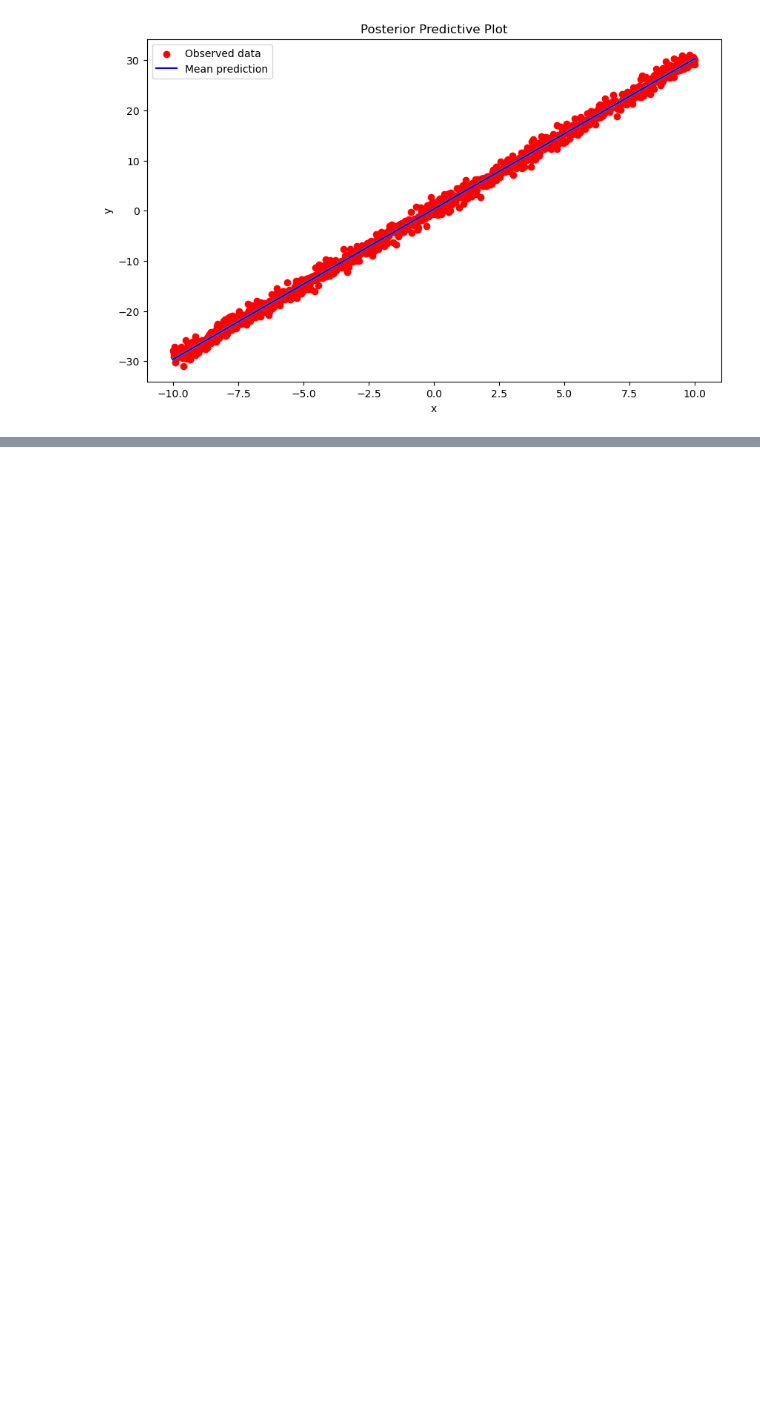
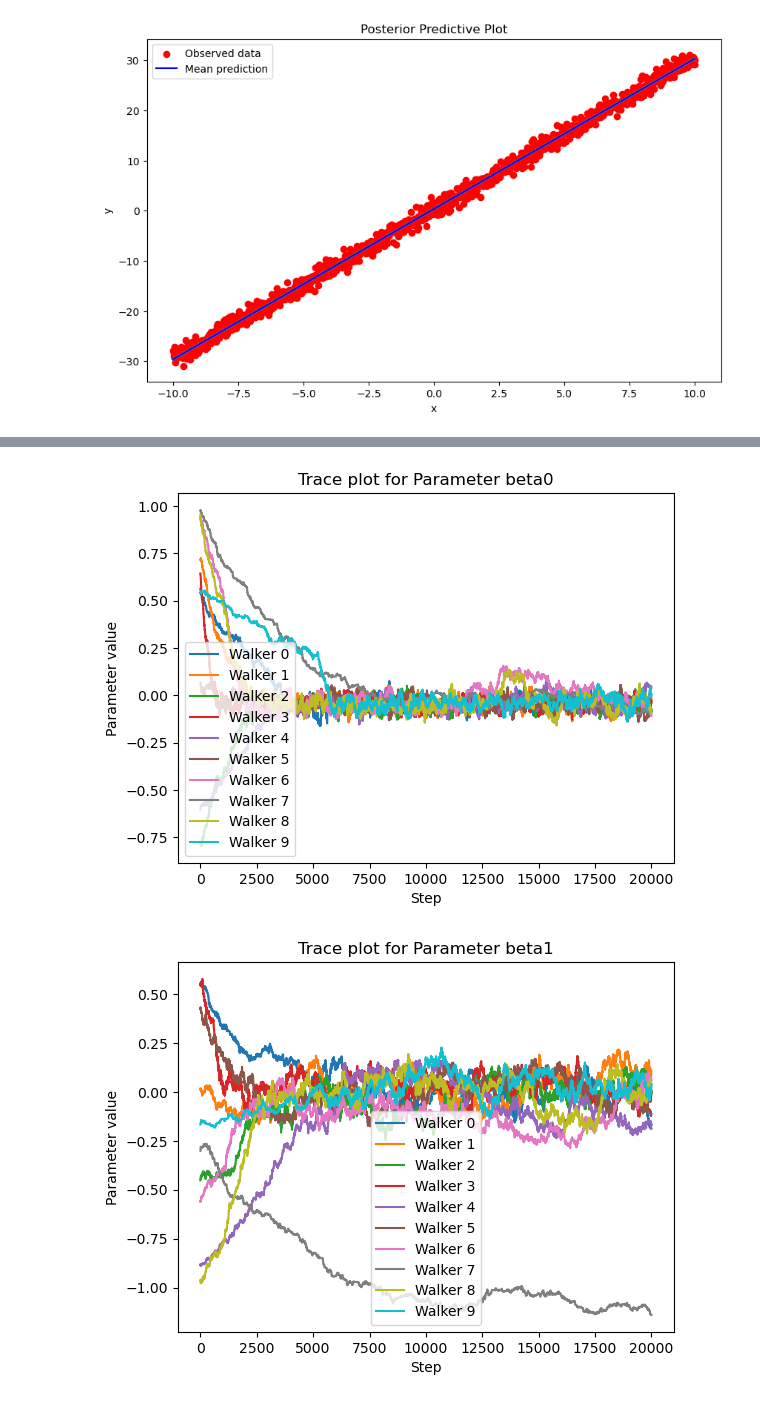
Before and after one commit to yyk1999/Project, a Jupyter notebook: Week4.ipynb, the cells around one changed output, grey strips where cells are left out. Drawn from its saved outputs; the diff is of its cells as text; code cells hidden in the pictures; blank space fills up the shorter version.

```diff
--- a/Week4.ipynb
+++ b/Week4.ipynb
@@ -181,0 +285,32 @@ for id in range(4):
+# %%
+def run_mcmc_y2(y,x , n_iterations, n_walkers, step_size, initial_params_range):
+    chains = np.empty((n_walkers, n_iterations, len(initial_params_range)))
+
+    for w in range(n_walkers):
+        init_params = [np.random.uniform(low, high) for low, high in initial_params_range]
+
+        chain, accept= metropolis_hastings_y2(y, x, n_iterations, init_params, step_sizes)
+
+        chains[w, :, :] = chain
+
+    return chains
+
+n_walkers = 10
+initial_params_range = [(-1, 1), (-1,1), (0, 10), (0,3), (0, 30)]
+step_sizes = [0.01/2, 0.01/2, 0.2/2, 0.01/2, 0.2/2]
+
+chains = run_mcmc_y2(data['y2'], data['x'], 20000, n_walkers, step_sizes, initial_params_range)
+# %%
+param_names = ['beta0', 'beta1', 'omega1', 'beta2', 'omega2']
+for id in range(5):
+    param_id = id
+    for i in range(n_walkers):
+        plt.plot(chains[i, :, param_id], label=f'Walker {i}')
+    plt.title(f'Trace plot for Parameter {param_names[param_id]}')
+    plt.xlabel('Step')
+    plt.ylabel('Parameter value')
+    plt.legend()
+    plt.show()
+# %% [output]
+[figure, added]
+[figure, added]
```
Also changed, not shown: parts of 30 cells of this notebook.
